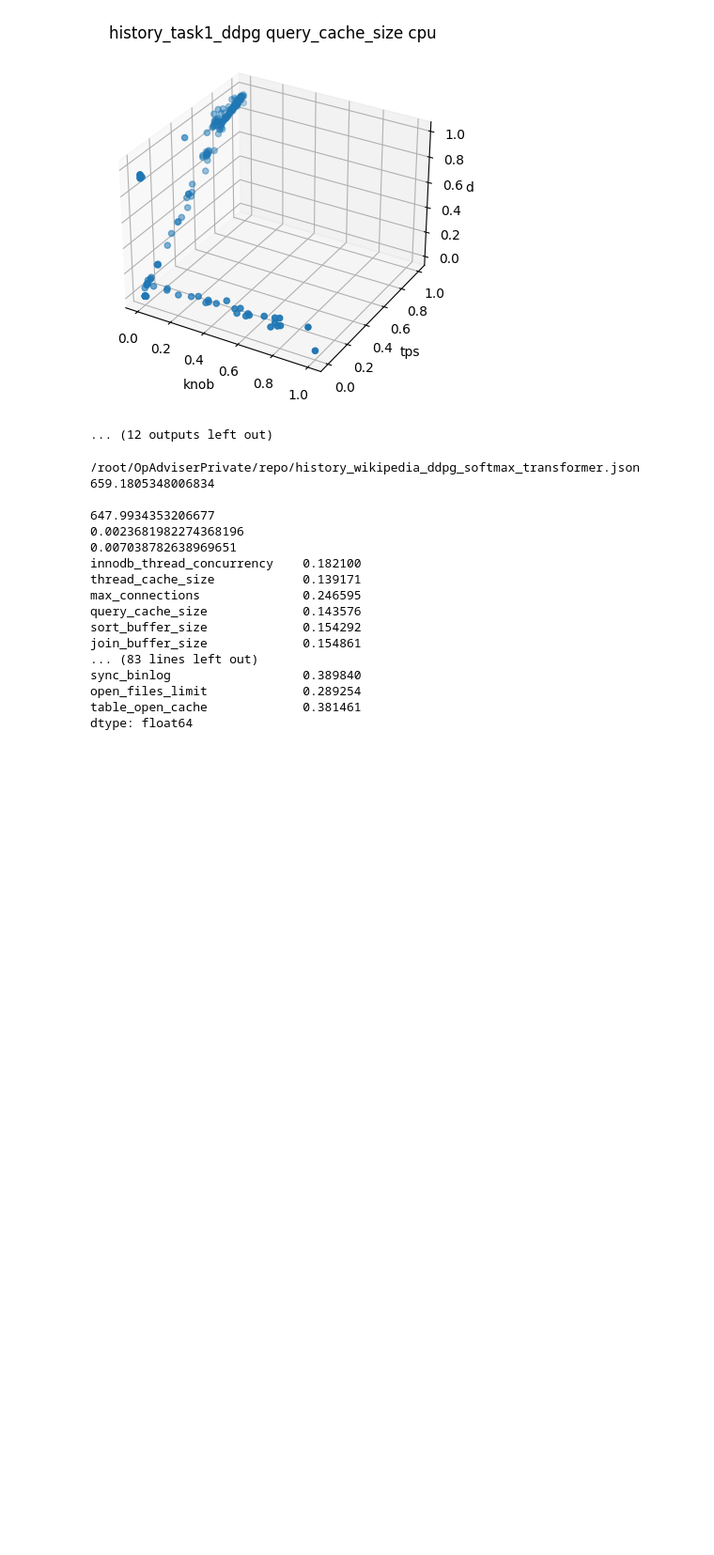
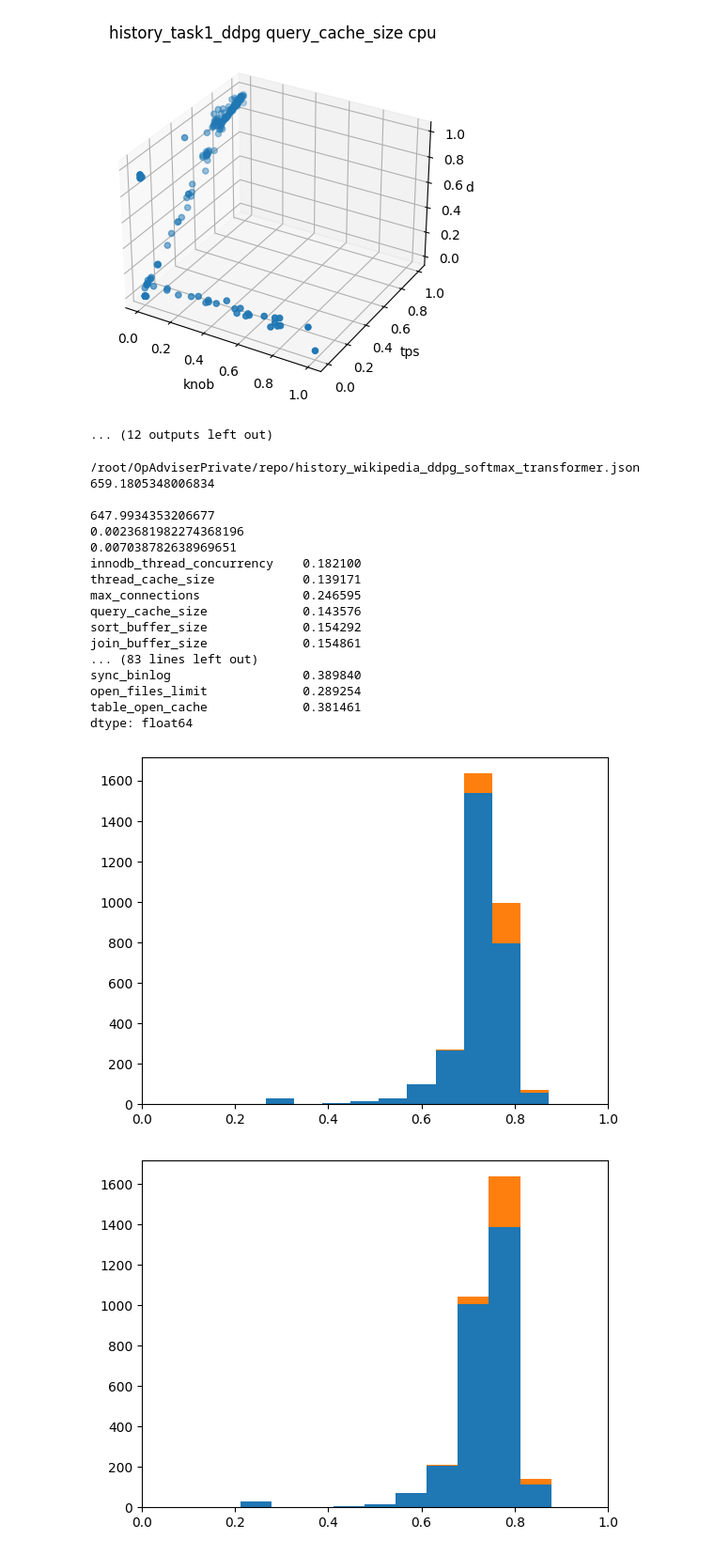
Before and after one commit to seokjeongeum/OpAdviserPrivate, a Jupyter notebook: OpAdviserPlus/plot.ipynb, the cells around one changed output. Shown at 94% size. Drawn from its saved outputs; the diff is of its cells as text; code cells hidden in the pictures; blank space fills up the shorter version.

Commit message:
Add plot

```diff
--- a/OpAdviserPlus/plot.ipynb
+++ b/OpAdviserPlus/plot.ipynb
@@ -751,3 +751,65 @@ sync_binlog                  0.389840
 open_files_limit             0.289254
 table_open_cache             0.381461
 dtype: float64
+# %%
+import json
+
+import matplotlib.pyplot as plt
+import numpy as np
+
+with open(
+    "/workspaces/OpAdviserPrivate/tpcc_ddpg_softmax_False_transformer_True_similarity_list"
+) as f1:
+    with open(
+        "/workspaces/OpAdviserPrivate/tpcc_ddpg_softmax_False_transformer_True_sample_list"
+    ) as f2:
+        sl = f2.readlines()
+        not_sampled = []
+        sampled = []
+        for i, l in enumerate(f1):
+            samples = json.loads(sl[i])
+            a = np.array(json.loads(l))
+            mask = np.zeros(len(a), dtype=bool)
+            mask[samples] = True
+            sampled.extend(a[mask])
+            not_sampled.extend(a[~mask])
+        plt.xlim(0, 1)
+        plt.hist(
+            [
+                not_sampled,
+                sampled,
+            ],
+            bins=10,
+            stacked=True,
+        )
+        plt.show()
+
+with open(
+    "/workspaces/OpAdviserPrivate/tpcc_ddpg_softmax_True_transformer_True_similarity_list"
+) as f1:
+    with open(
+        "/workspaces/OpAdviserPrivate/tpcc_ddpg_softmax_True_transformer_True_sample_list"
+    ) as f2:
+        sl = f2.readlines()
+        not_sampled = []
+        sampled = []
+        for i, l in enumerate(f1):
+            samples = json.loads(sl[i])
+            a = np.array(json.loads(l))
+            mask = np.zeros(len(a), dtype=bool)
+            mask[samples] = True
+            sampled.extend(a[mask])
+            not_sampled.extend(a[~mask])
+        plt.xlim(0, 1)
+        plt.hist(
+            [
+                not_sampled,
+                sampled,
+            ],
+            bins=10,
+            stacked=True,
+        )
+        plt.show()
+# %% [output]
+[figure, added]
+[figure, added]
```
Also changed, not shown: 1 other file.
